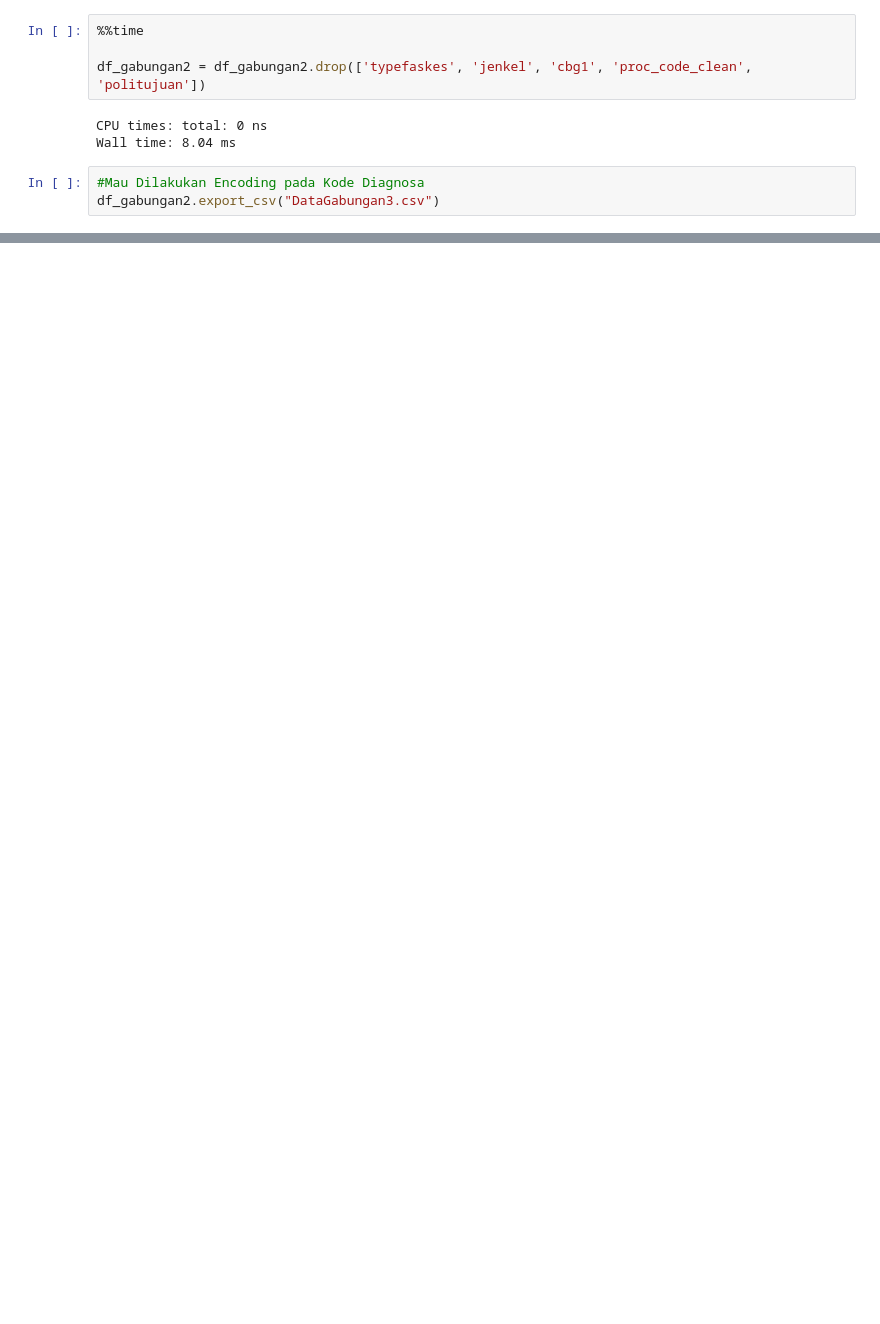
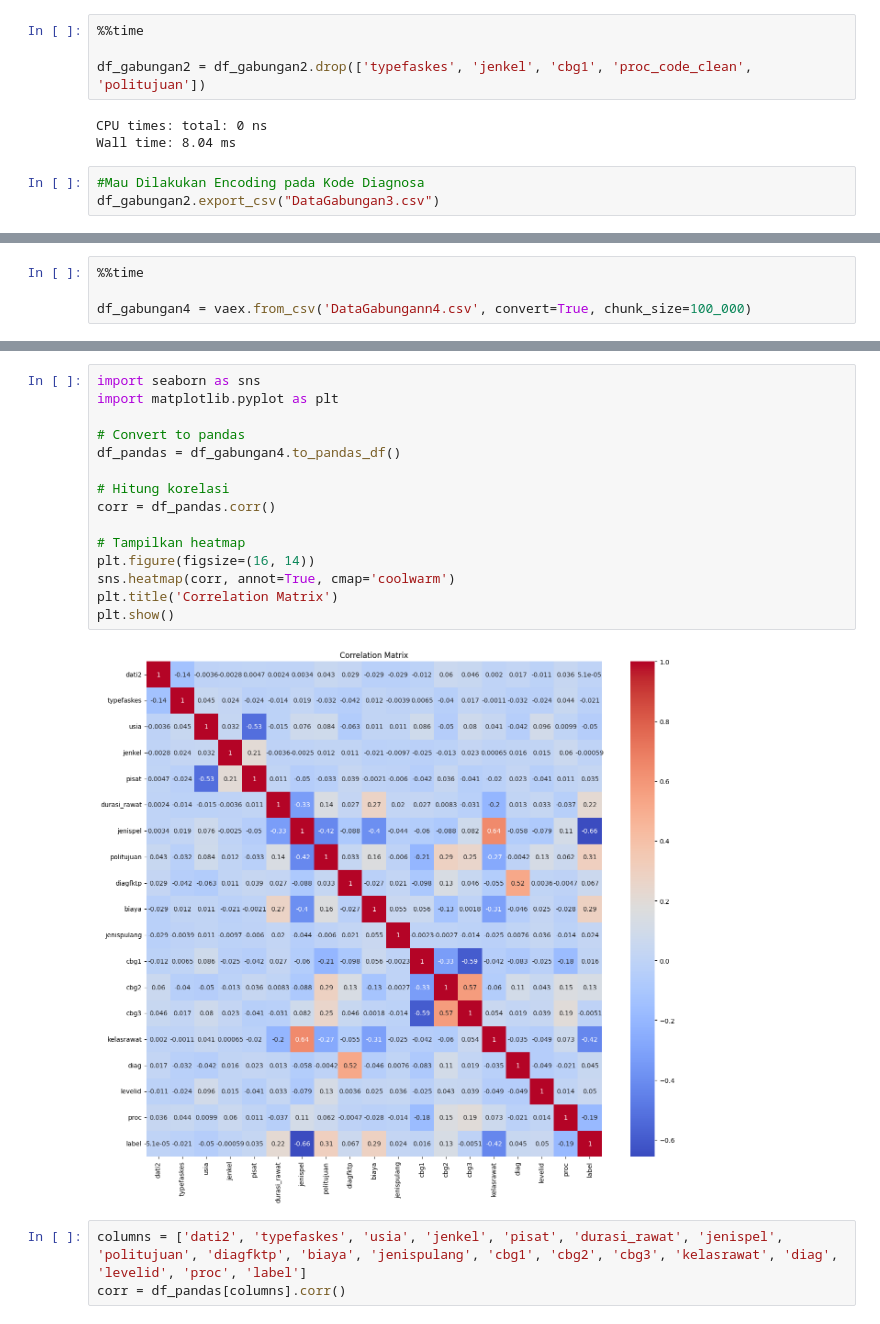
Before and after one commit to Roymundus/TugasAkhir, a Jupyter notebook: code_gabungan.ipynb, the cells around one changed output, grey strips where cells are left out. Cells and saved outputs as stored; diff of their text form; blank space fills up the shorter version.

```diff
--- a/code_gabungan.ipynb
+++ b/code_gabungan.ipynb
@@ -599,0 +794,4 @@ df_gabungan3.describe()
+# %%
+%%time
+
+df_gabungan4 = vaex.from_csv('DataGabungann4.csv', convert=True, chunk_size=100_000)
@@ -599,0 +831,20 @@ df_gabungan3.describe()
+# %%
+import seaborn as sns
+import matplotlib.pyplot as plt
+
+# Convert to pandas
+df_pandas = df_gabungan4.to_pandas_df()
+
+# Hitung korelasi
+corr = df_pandas.corr()
+
+# Tampilkan heatmap
+plt.figure(figsize=(16, 14))
+sns.heatmap(corr, annot=True, cmap='coolwarm')
+plt.title('Correlation Matrix')
+plt.show()
+# %% [output]
+[figure, added]
+# %%
+columns = ['dati2', 'typefaskes', 'usia', 'jenkel', 'pisat', 'durasi_rawat', 'jenispel', 'politujuan', 'diagfktp', 'biaya', 'jenispulang', 'cbg1', 'cbg2', 'cbg3', 'kelasrawat', 'diag', 'levelid', 'proc', 'label']
+corr = df_pandas[columns].corr()
```
Also changed, not shown: parts of 53 cells of this notebook, 1 other file.
